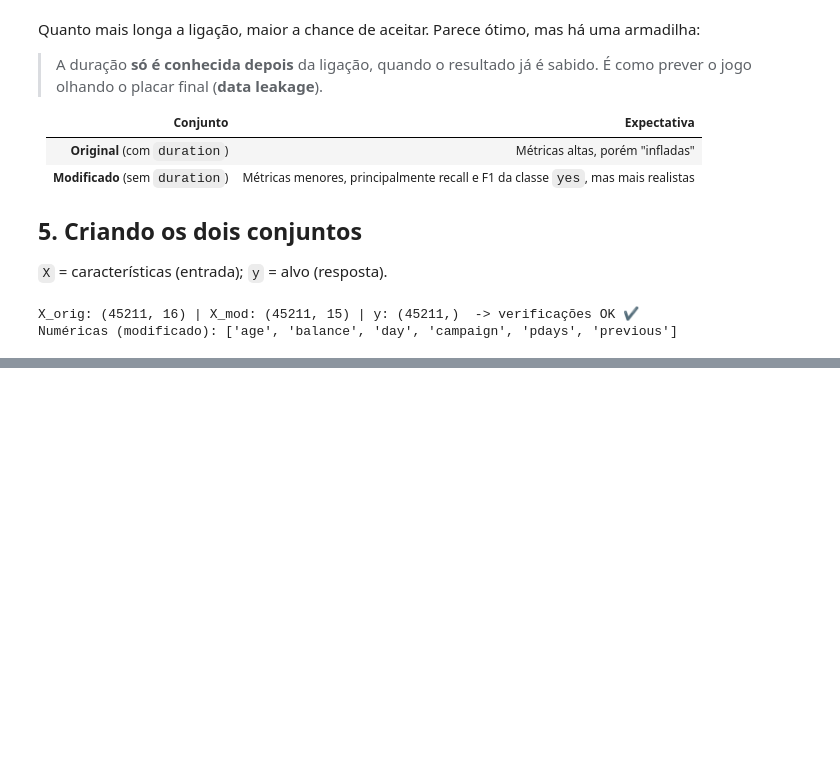
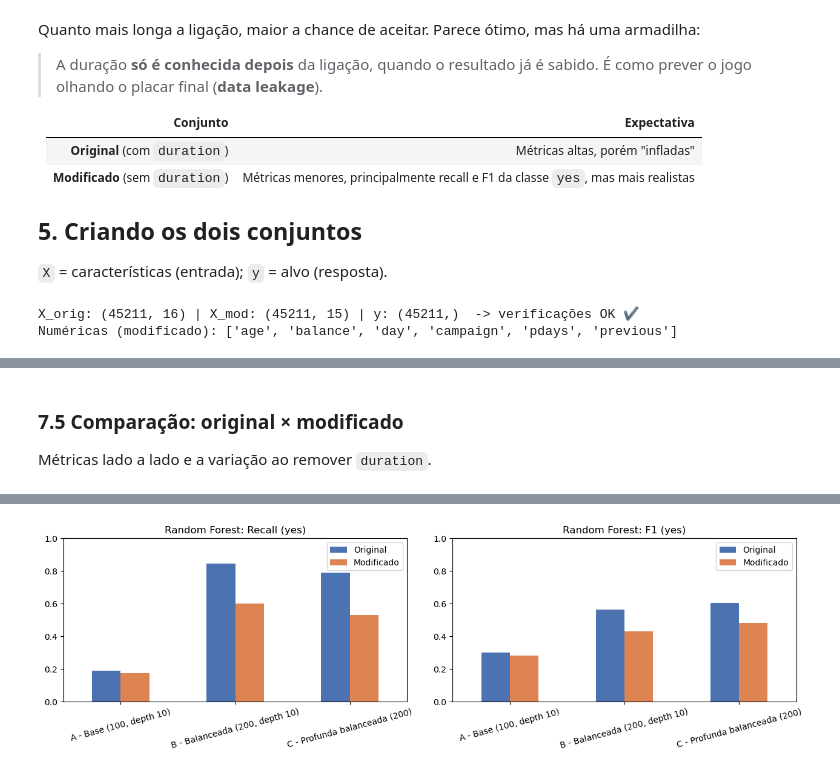
Before and after one commit to Davi-Lorena/Trabalho-IA, a Jupyter notebook: trabalho.ipynb, the cells around one changed output, grey strips where cells are left out. Saved outputs shown, nothing was run; the diff lists cells and outputs as text; code cells hidden in the pictures; blank space fills up the shorter version.

```diff
--- a/trabalho.ipynb
+++ b/trabalho.ipynb
@@ -653,0 +277,30 @@ display(km)
+# %%
+def treinar_rf(X_train, X_test, y_train, y_test, rotulo, mostrar_relatorio=True, **params):
+    """Treina uma Random Forest com os parâmetros recebidos e avalia no teste."""
+    modelo = RandomForestClassifier(random_state=RANDOM_STATE, n_jobs=-1, **params)
+    modelo.fit(X_train, y_train)
+    y_pred = modelo.predict(X_test)
+
+    if mostrar_relatorio:
+        print(f"=== {rotulo} ===")
+        print(classification_report(y_test, y_pred, target_names=["no (0)", "yes (1)"], digits=3))
+
+    metricas = {
+        "Acurácia": accuracy_score(y_test, y_pred),
+        "Precision (yes)": precision_score(y_test, y_pred, zero_division=0),
+        "Recall (yes)": recall_score(y_test, y_pred),
+        "F1 (yes)": f1_score(y_test, y_pred),
+        "F1 macro": f1_score(y_test, y_pred, average="macro"),
+    }
+    return modelo, y_pred, metricas
+
+configuracoes_rf = {
+    "A - Base (100, depth 10)": dict(n_estimators=100, max_depth=10),
+    "B - Balanceada (200, depth 10)": dict(n_estimators=200, max_depth=10, class_weight="balanced"),
+    "C - Profunda balanceada (200)": dict(n_estimators=200, max_depth=None, min_samples_leaf=5,
+                                          class_weight="balanced_subsample"),
+}
+conjuntos = {
+    "Original":   (X_train_orig, X_test_orig),
+    "Modificado": (X_train_mod, X_test_mod),
+}
@@ -653,0 +353,6 @@ display(km)
+# %% [markdown]
+### 7.5 Comparação: original × modificado
+Métricas lado a lado e a variação ao remover `duration`.
+# %%
+tab_rf, orig_rf, mod_rf = comparar(resultados_rf, "Random Forest")
+# %% [output]
@@ -653,0 +365 @@ display(km)
+[figure, added]
```
Also changed, not shown: parts of 61 cells of this notebook, 1 other file.
